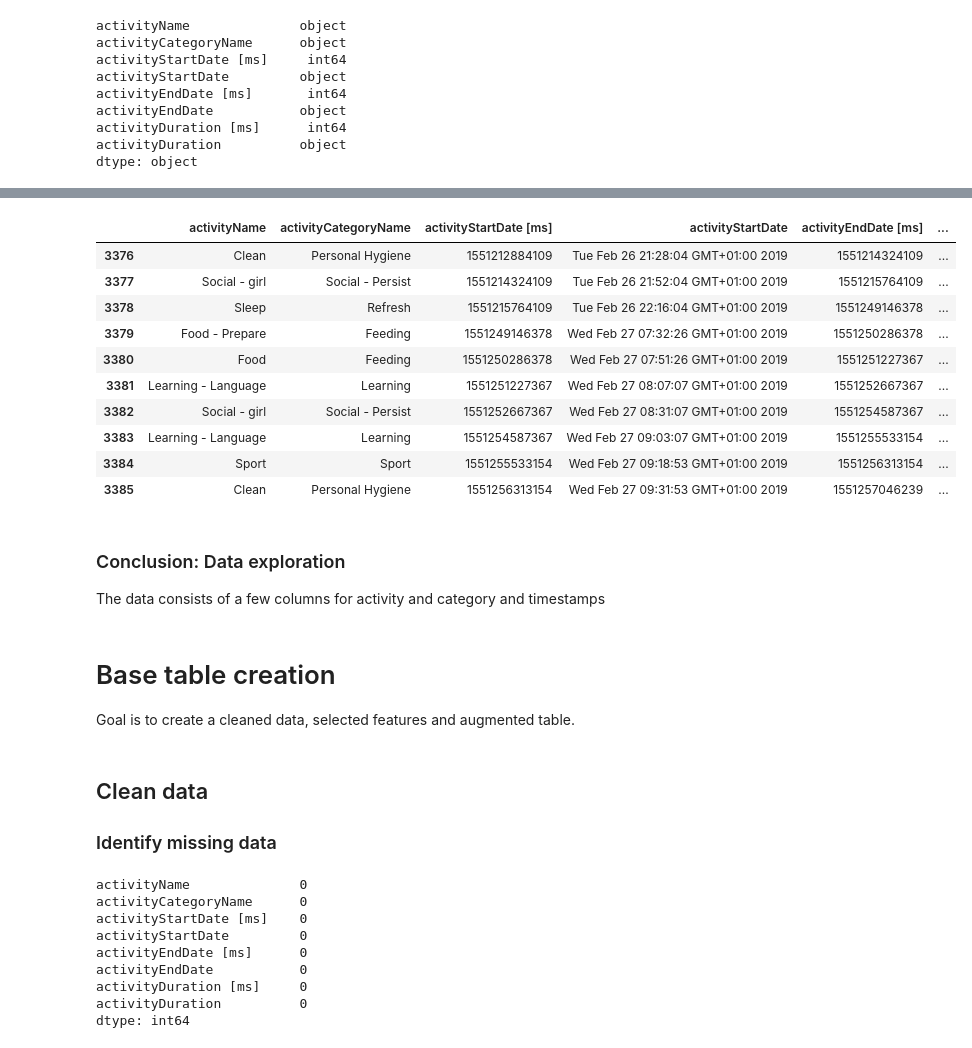
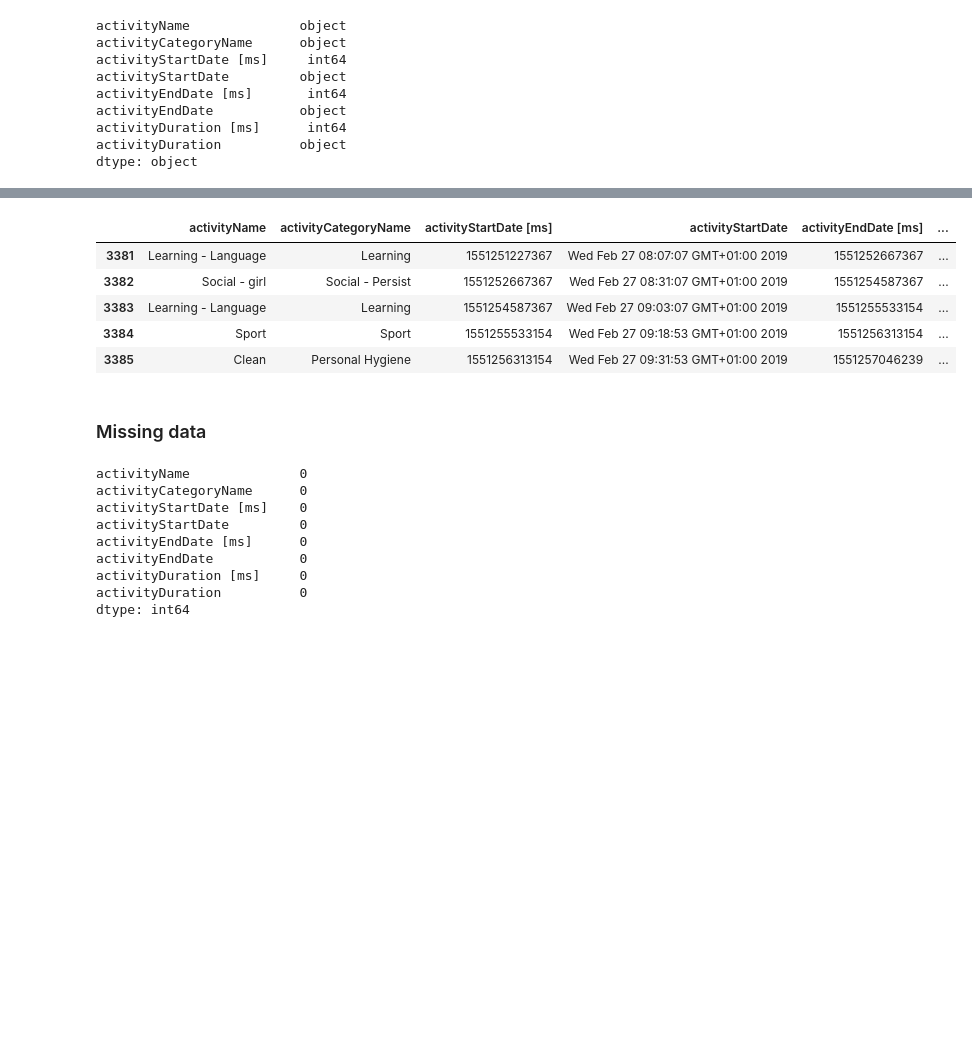
Before and after one commit to FollowJack/machine-learning-masterclass, a Jupyter notebook: project_10_activity_analysis/activity_analysis.ipynb, the cells around one changed output, grey strips where cells are left out. Saved outputs shown, nothing was run; the diff lists cells and outputs as text; code cells hidden in the pictures; blank space fills up the shorter version.

```diff
--- a/project_10_activity_analysis/activity_analysis.ipynb
+++ b/project_10_activity_analysis/activity_analysis.ipynb
@@ -97,26 +95,14 @@ df.head(10)
 # %%
-df.tail(10)
+df.tail(5)
 # %% [output]
 |  | activityName | activityCategoryName | activityStartDate [ms] | activityStartDate | activityEndDate [ms] | ... |
-| 3376 | Clean | Personal Hygiene | 1551212884109 | Tue Feb 26 21:28:04 GMT+01:00 2019 | 1551214324109 | ... |
-| 3377 | Social - girl | Social - Persist | 1551214324109 | Tue Feb 26 21:52:04 GMT+01:00 2019 | 1551215764109 | ... |
-| 3378 | Sleep | Refresh | 1551215764109 | Tue Feb 26 22:16:04 GMT+01:00 2019 | 1551249146378 | ... |
-| 3379 | Food - Prepare | Feeding | 1551249146378 | Wed Feb 27 07:32:26 GMT+01:00 2019 | 1551250286378 | ... |
-| 3380 | Food | Feeding | 1551250286378 | Wed Feb 27 07:51:26 GMT+01:00 2019 | 1551251227367 | ... |
 | 3381 | Learning - Language | Learning | 1551251227367 | Wed Feb 27 08:07:07 GMT+01:00 2019 | 1551252667367 | ... |
 | 3382 | Social - girl | Social - Persist | 1551252667367 | Wed Feb 27 08:31:07 GMT+01:00 2019 | 1551254587367 | ... |
 | 3383 | Learning - Language | Learning | 1551254587367 | Wed Feb 27 09:03:07 GMT+01:00 2019 | 1551255533154 | ... |
 | 3384 | Sport | Sport | 1551255533154 | Wed Feb 27 09:18:53 GMT+01:00 2019 | 1551256313154 | ... |
 | 3385 | Clean | Personal Hygiene | 1551256313154 | Wed Feb 27 09:31:53 GMT+01:00 2019 | 1551257046239 | ... |
-# %% [markdown]
-### Conclusion: Data exploration
-The data consists of a few columns for activity and category and timestamps
-# %% [markdown]
-# Base table creation
-Goal is to create a cleaned data, selected features and augmented table.
-# %% [markdown]
-## Clean data
-### Identify missing data
+# %% [markdown]
+### Missing data
 # %%
 df.isnull().sum()
 # %% [output]
```
Also changed, not shown: parts of 23 cells of this notebook.
